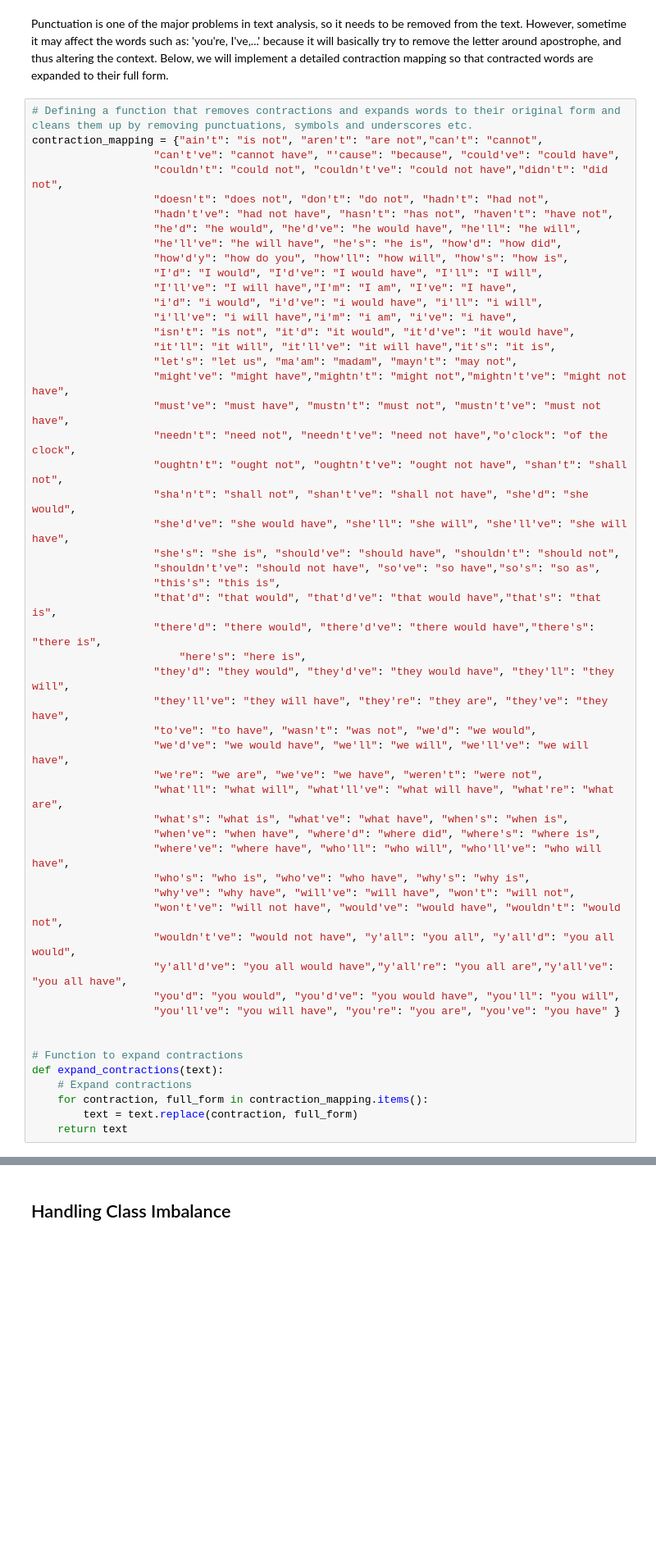
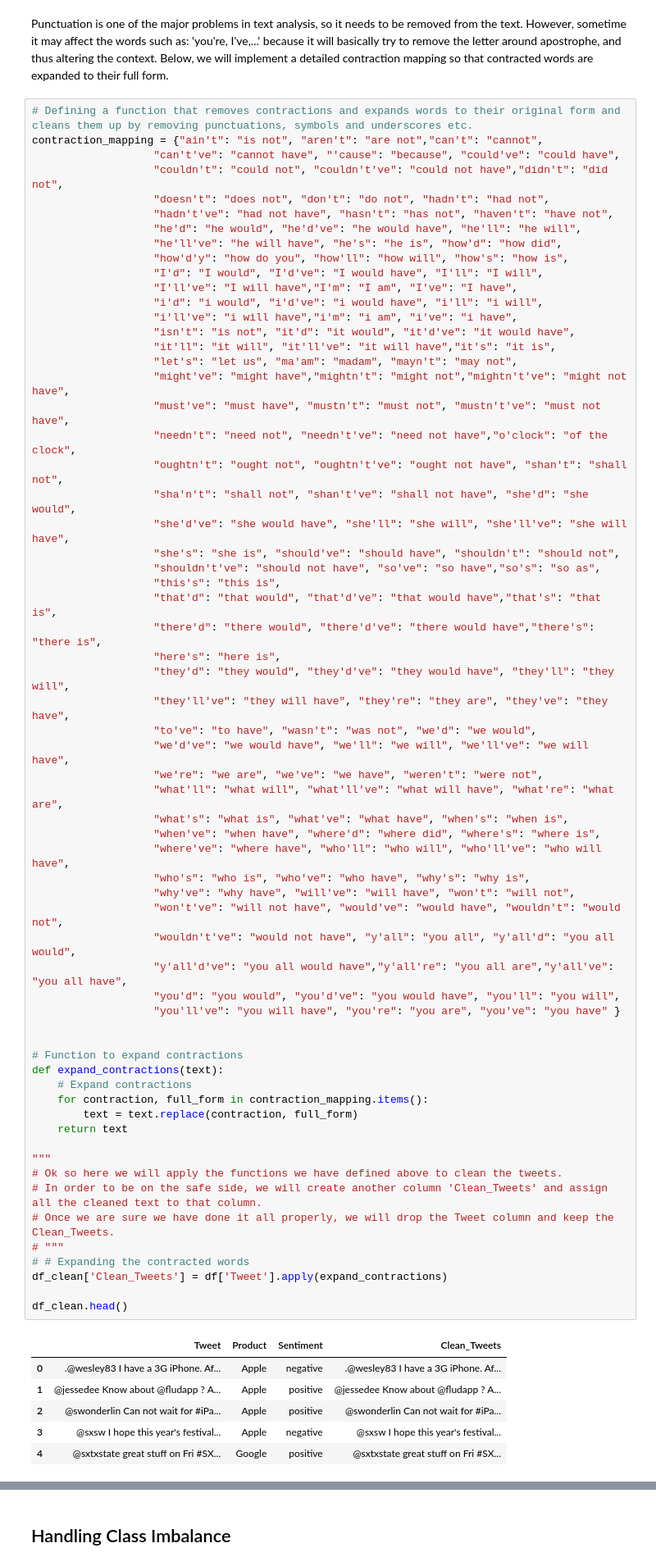
Before and after one commit to jgatharia/Phase_4_Project_, a Jupyter notebook: shamla.ipynb, the cells around one changed output, grey strips where cells are left out. Shown at 82% size. Drawn from its saved outputs; the diff is of its cells as text; blank space fills up the shorter version.

```diff
--- a/shamla.ipynb
+++ b/shamla.ipynb
@@ -568,31 +567,48 @@ contraction_mapping = {"ain't": "is not", "aren't": "are not","can't": "cannot",
                    "she'd've": "she would have", "she'll": "she will", "she'll've": "she will have",
                    "she's": "she is", "should've": "should have", "shouldn't": "should not",
                    "shouldn't've": "should not have", "so've": "so have","so's": "so as",
                    "this's": "this is",
                    "that'd": "that would", "that'd've": "that would have","that's": "that is",
                    "there'd": "there would", "there'd've": "there would have","there's": "there is",
-                       "here's": "here is",
+                   "here's": "here is",
                    "they'd": "they would", "they'd've": "they would have", "they'll": "they will",
                    "they'll've": "they will have", "they're": "they are", "they've": "they have",
                    "to've": "to have", "wasn't": "was not", "we'd": "we would",
                    "we'd've": "we would have", "we'll": "we will", "we'll've": "we will have",
                    "we're": "we are", "we've": "we have", "weren't": "were not",
                    "what'll": "what will", "what'll've": "what will have", "what're": "what are",
                    "what's": "what is", "what've": "what have", "when's": "when is",
                    "when've": "when have", "where'd": "where did", "where's": "where is",
                    "where've": "where have", "who'll": "who will", "who'll've": "who will have",
                    "who's": "who is", "who've": "who have", "why's": "why is",
                    "why've": "why have", "will've": "will have", "won't": "will not",
                    "won't've": "will not have", "would've": "would have", "wouldn't": "would not",
                    "wouldn't've": "would not have", "y'all": "you all", "y'all'd": "you all would",
                    "y'all'd've": "you all would have","y'all're": "you all are","y'all've": "you all have",
                    "you'd": "you would", "you'd've": "you would have", "you'll": "you will",
                    "you'll've": "you will have", "you're": "you are", "you've": "you have" }
 
 
 # Function to expand contractions
 def expand_contractions(text):
     # Expand contractions
     for contraction, full_form in contraction_mapping.items():
         text = text.replace(contraction, full_form)
     return text
+
+"""
+# Ok so here we will apply the functions we have defined above to clean the tweets.
+# In order to be on the safe side, we will create another column 'Clean_Tweets' and assign all the cleaned text to that column.
+# Once we are sure we have done it all properly, we will drop the Tweet column and keep the Clean_Tweets.
+# """
+# # Expanding the contracted words
+df_clean['Clean_Tweets'] = df['Tweet'].apply(expand_contractions)
+
+df_clean.head()
+# %% [output]
+|  | Tweet | Product | Sentiment | Clean_Tweets |
+| 0 | .@wesley83 I have a 3G iPhone. Af... | Apple | negative | .@wesley83 I have a 3G iPhone. Af... |
+| 1 | @jessedee Know about @fludapp ? A... | Apple | positive | @jessedee Know about @fludapp ? A... |
+| 2 | @swonderlin Can not wait for #iPa... | Apple | positive | @swonderlin Can not wait for #iPa... |
+| 3 | @sxsw I hope this year's festival... | Apple | negative | @sxsw I hope this year's festival... |
+| 4 | @sxtxstate great stuff on Fri #SX... | Google | positive | @sxtxstate great stuff on Fri #SX... |
```
Also changed, not shown: parts of 35 cells of this notebook.
